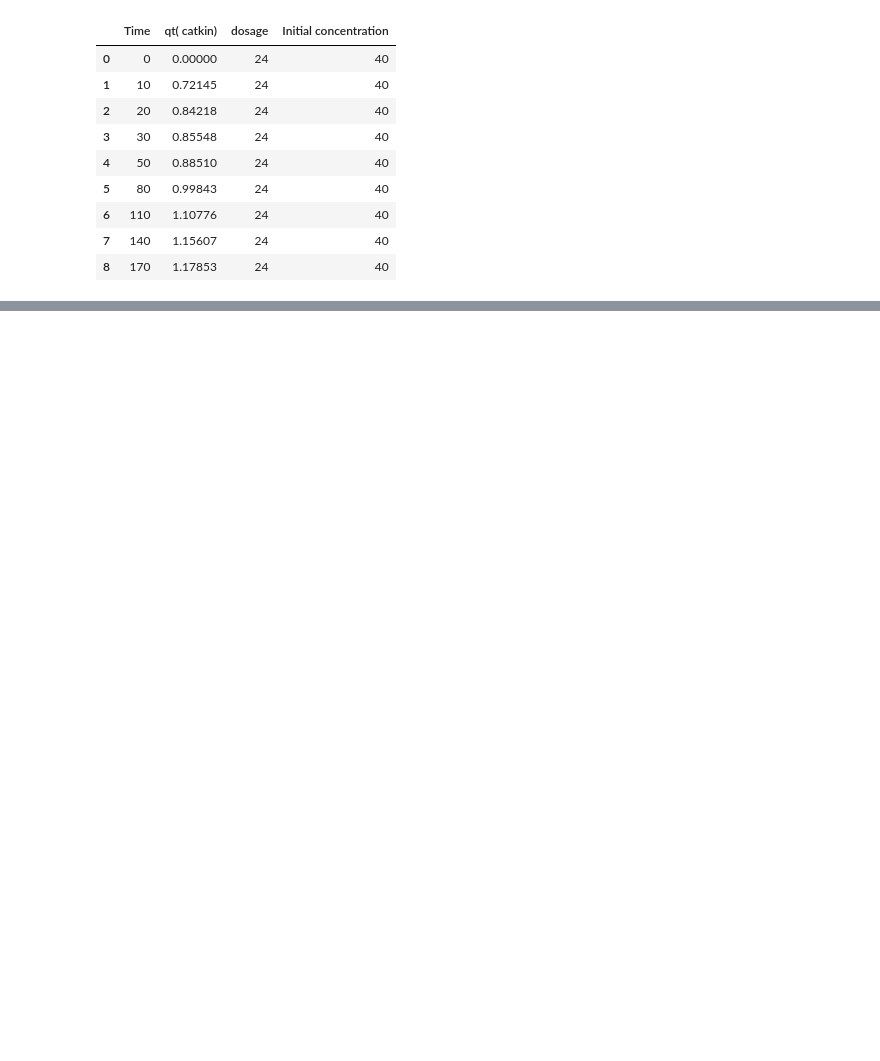
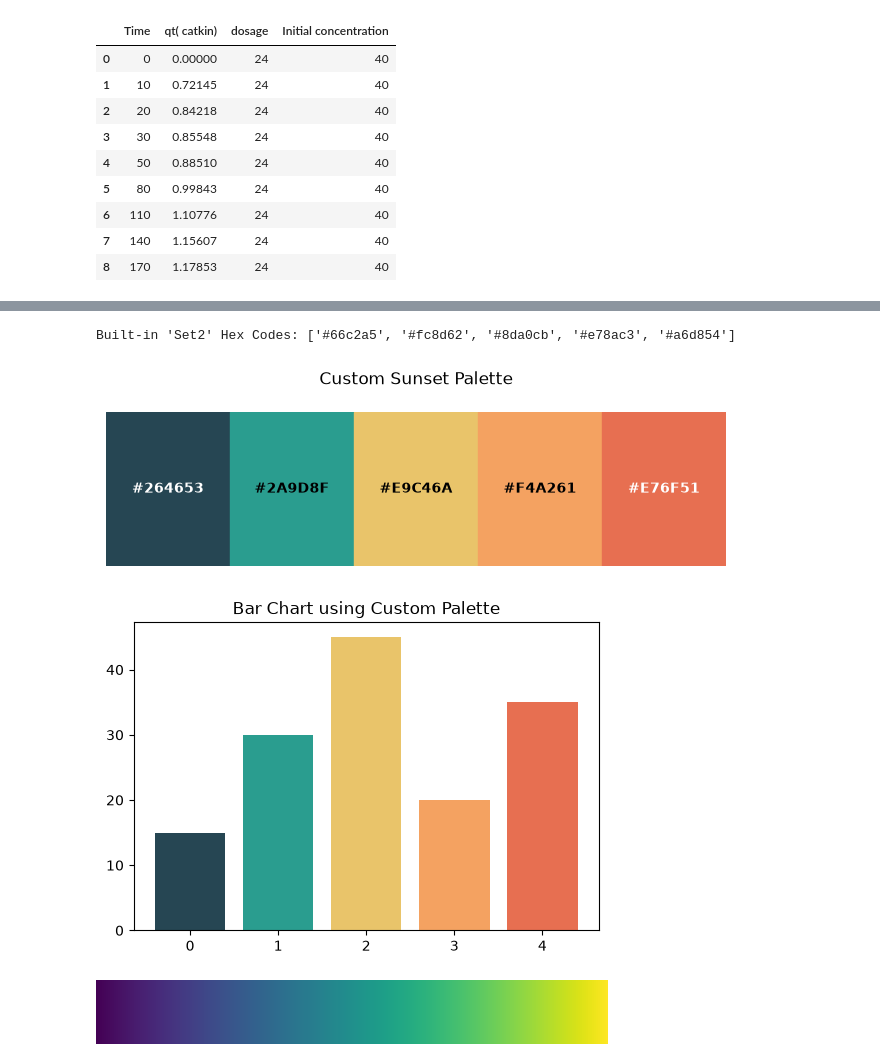
Before and after one commit to Tinonturja/Catkin_Biofilm_Adsorption, a Jupyter notebook: labaratory.ipynb, the cells around one changed output, grey strips where cells are left out. Saved outputs shown, nothing was run; the diff lists cells and outputs as text; code cells hidden in the pictures; blank space fills up the shorter version.

```diff
--- a/labaratory.ipynb
+++ b/labaratory.ipynb
@@ -973,0 +997,60 @@ catkin_isotherm_df.rename(columns={'Initial concentraion':'Co'})
+# %%
+import matplotlib.pyplot as plt
+import matplotlib.colors as mcolors
+import numpy as np
+
+# ---------------------------------------------------------
+# 1. How to get Hex codes from a built-in Matplotlib palette
+# ---------------------------------------------------------
+# Let's grab the built-in 'Set2' palette
+cmap_set2 = plt.get_cmap('Set2')
+
+# Extract the first 5 colors and convert them to Hex
+set2_hex_codes = [mcolors.to_hex(cmap_set2(i)) for i in range(5)]
+print("Built-in 'Set2' Hex Codes:", set2_hex_codes)
+
+
+# ---------------------------------------------------------
+# 2. Defining your own custom palette
+# ---------------------------------------------------------
+custom_palette = ['#264653', '#2A9D8F', '#E9C46A', '#F4A261', '#E76F51']
+
+
+# ---------------------------------------------------------
+# 3. How to visualize a palette in Matplotlib
+# ---------------------------------------------------------
+def visualize_palette(colors, title):
+    n_colors = len(colors)
+    fig, ax = plt.subplots(figsize=(8, 2))
+
+    # Draw a rectangle for each color
+    for i, color in enumerate(colors):
+        ax.add_patch(plt.Rectangle((i, 0), 1, 1, color=color))
+        # Add the hex code text in the middle of the rectangle
+        ax.text(i + 0.5, 0.5, color, color='white' if i in [0, 4] else 'black',
+                ha='center', va='center', fontweight='bold')
+
+    ax.set_xlim(0, n_colors)
+    ax.set_ylim(0, 1)
+    ax.axis('off') # Turn off the axes for a clean look
+    plt.title(title, pad=20)
+    plt.show()
+
+# Visualize our custom Sunset palette
+visualize_palette(custom_palette, "Custom Sunset Palette")
+
+# Example: Using the palette in a standard bar chart
+data = [15, 30, 45, 20, 35]
+plt.figure(figsize=(6, 4))
+plt.bar(range(5), data, color=custom_palette)
+plt.title("Bar Chart using Custom Palette")
+plt.show()
+# %% [output]
+Built-in 'Set2' Hex Codes: ['#66c2a5', '#fc8d62', '#8da0cb', '#e78ac3', '#a6d854']
+[figure, added]
+[figure, added]
+# %%
+cmap = plt.get_cmap('viridis')
+cmap
+# %% [output]
+[figure, added]
```
Also changed, not shown: parts of 7 cells of this notebook.
